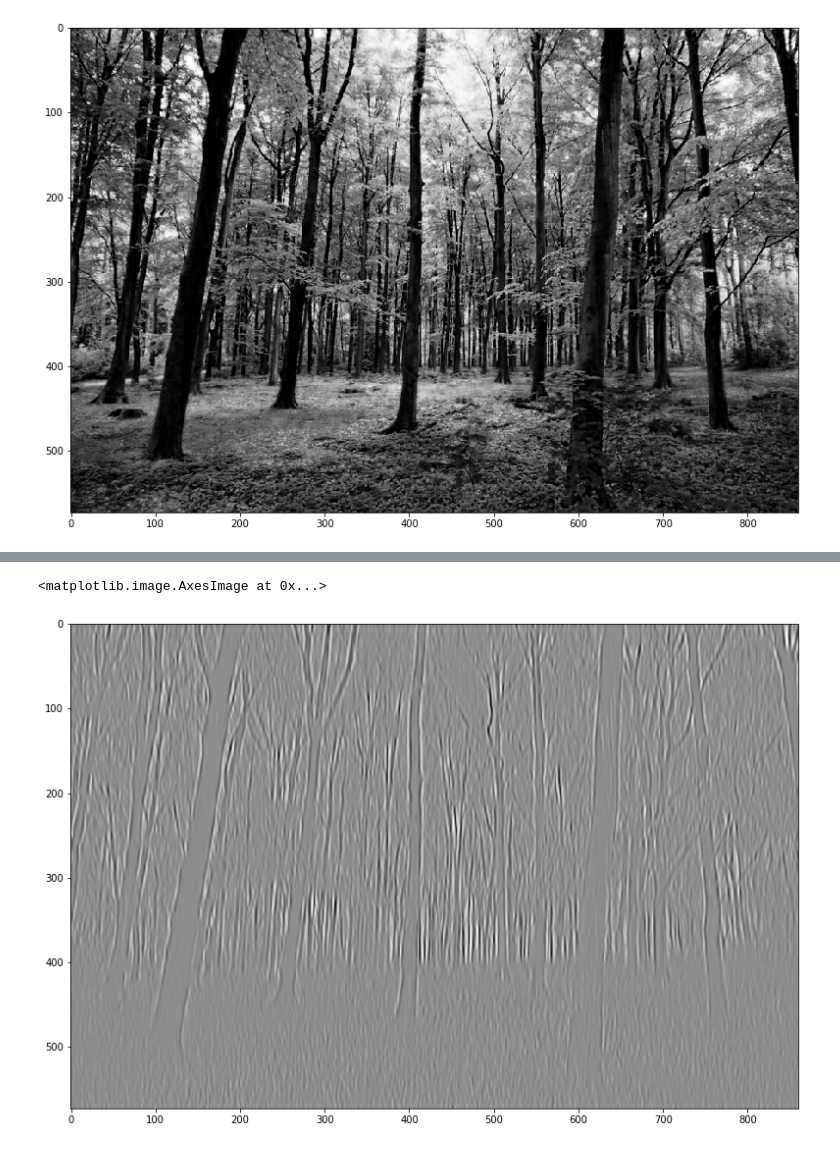
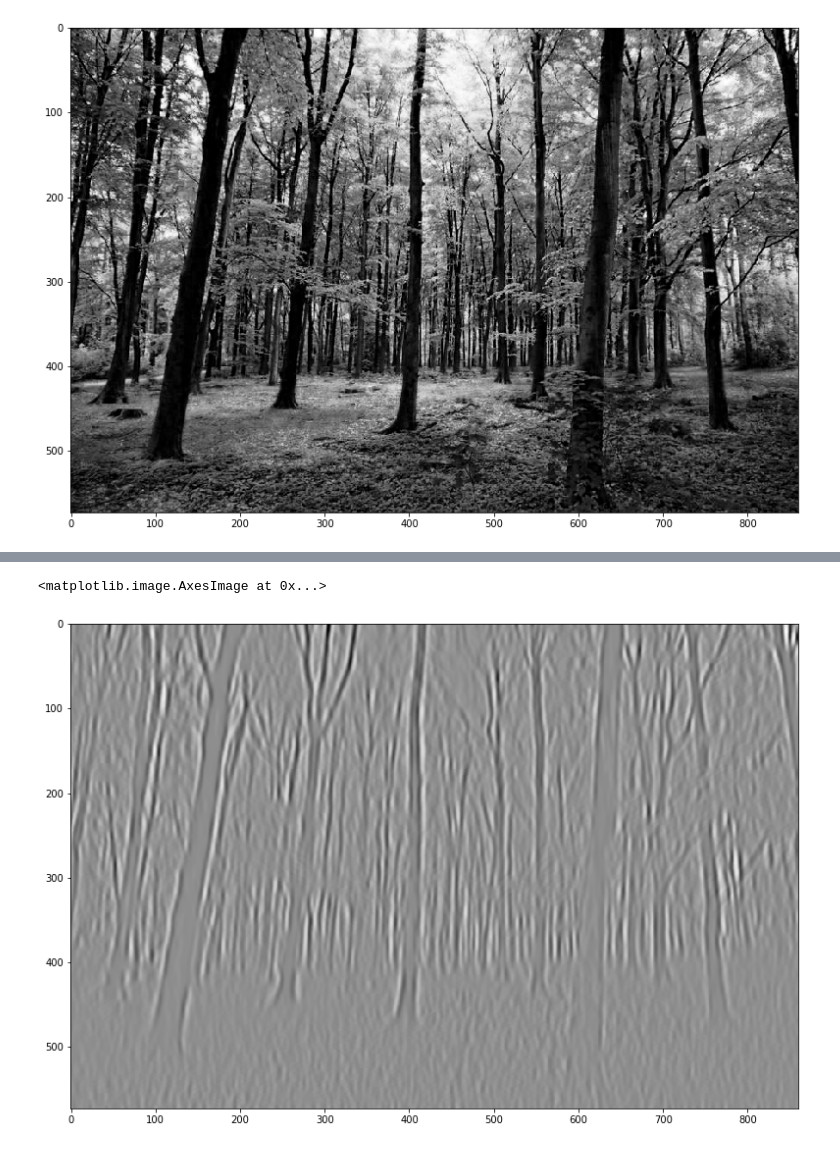
Before and after one commit to angiegeorgaras/COMP_386_HW1, a Jupyter notebook: ReceptiveField.ipynb, the cells around one changed output, grey strips where cells are left out. Saved outputs shown, nothing was run; the diff lists cells and outputs as text; code cells hidden in the pictures.

```diff
--- a/ReceptiveField.ipynb
+++ b/ReceptiveField.ipynb
@@ -23,3 +23,18 @@ def gaborCalc(x, y, sx, sy, fx, fy):
     p2 = math.exp(-0.5 * (((x * x) / (sx * sx)) + ((y * y) / (sy * sy))))
     p3 = math.cos(2 * math.pi * (fx * x + fy * y))
     return p1 * p2 * p3
+
+def gaborFilter(sizeX=16, sizeY=16, sx=4.0, sy=7.0, fx=0.1, fy=0.0):
+    return [[gaborCalc(x - 7.5, y - 7.5, sx, sy, fx, fy) for x in range(sizeX)] for y in range(sizeY)]
+gabor_filter = gaborFilter()
+print('mean before centering:', np.mean(gabor_filter))
+gabor_filter = np.array(gabor_filter)
+pos_ind = gabor_filter >= 0
+neg_ind = gabor_filter < 0
+pos_sum = np.sum(gabor_filter[pos_ind])
+neg_sum = np.sum(gabor_filter[neg_ind])
+gabor_filter[neg_ind] = - pos_sum / neg_sum * gabor_filter[neg_ind]
+gabor_filter = list(gabor_filter)
+print('mean after centering:', np.mean(gabor_filter))
+py.imshow(gabor_filter)
+py.colorbar()
@@ -53,6 +46,8 @@ img=img[:,:,0]
 # %%
+img1=mpimg.imread('tree.jpg')
+img1=img1[:,:,0]
 fig = py.figure(figsize=(18, 20))
 fig.add_subplot(2, 1, 1)
-imgplot = plt.imshow(img, cmap=py.cm.Greys_r)
+imgplot = plt.imshow(img1, cmap=py.cm.Greys_r)
 # %% [output]
 [figure]
@@ -71,10 +54,11 @@ print(img)
 # %%
 # Convolve with the gabor filter
-img_gabor = ndimage.convolve(img, gabor_filter, mode='reflect', cval=0.0)
-img_gabor = ndimage.convolve(img.astype(float), gabor_filter, mode='reflect', cval=0.0)
+img_gabor = ndimage.convolve(img1, gabor_filter, mode='reflect', cval=0.0)
+img_gabor = ndimage.convolve(img1.astype(float), gabor_filter, mode='reflect', cval=0.0)
 fig = py.figure(figsize=(18, 20))
 fig.add_subplot(2, 1, 2)
 py.imshow(img_gabor, cmap=py.cm.Greys_r)
+#Simple cell receptive field image!
 # %% [output]
 <matplotlib.image.AxesImage at 0x...>
-[figure, old version]
+[figure, new version]
```
Also changed, not shown: parts of 9 cells of this notebook.
